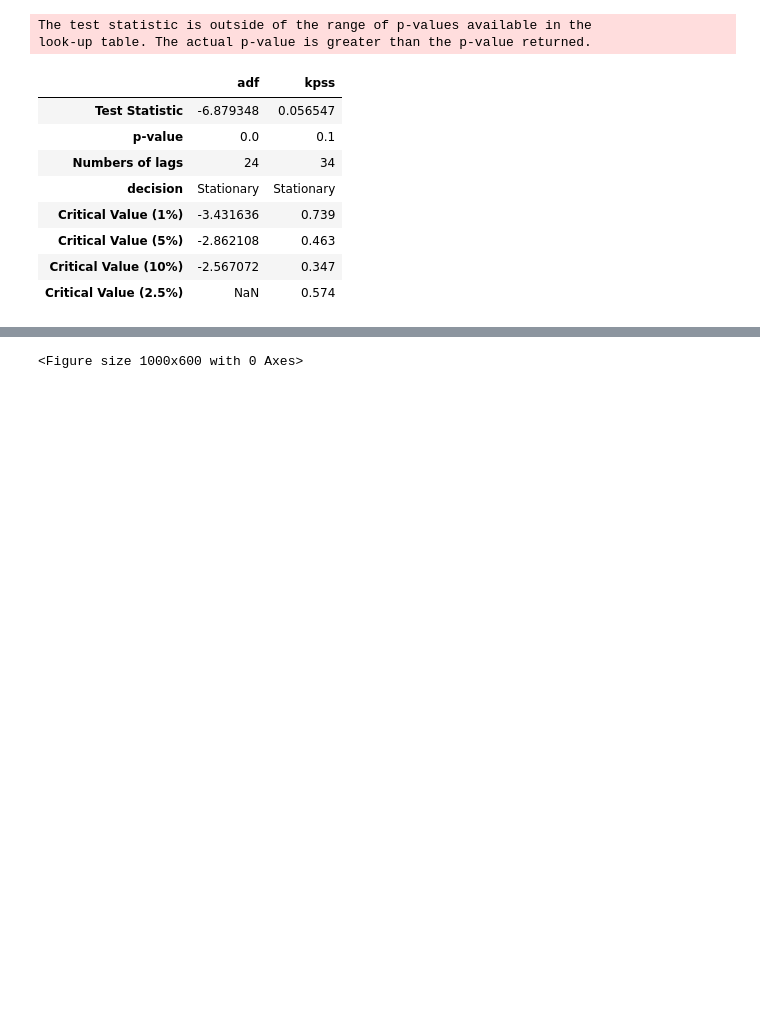
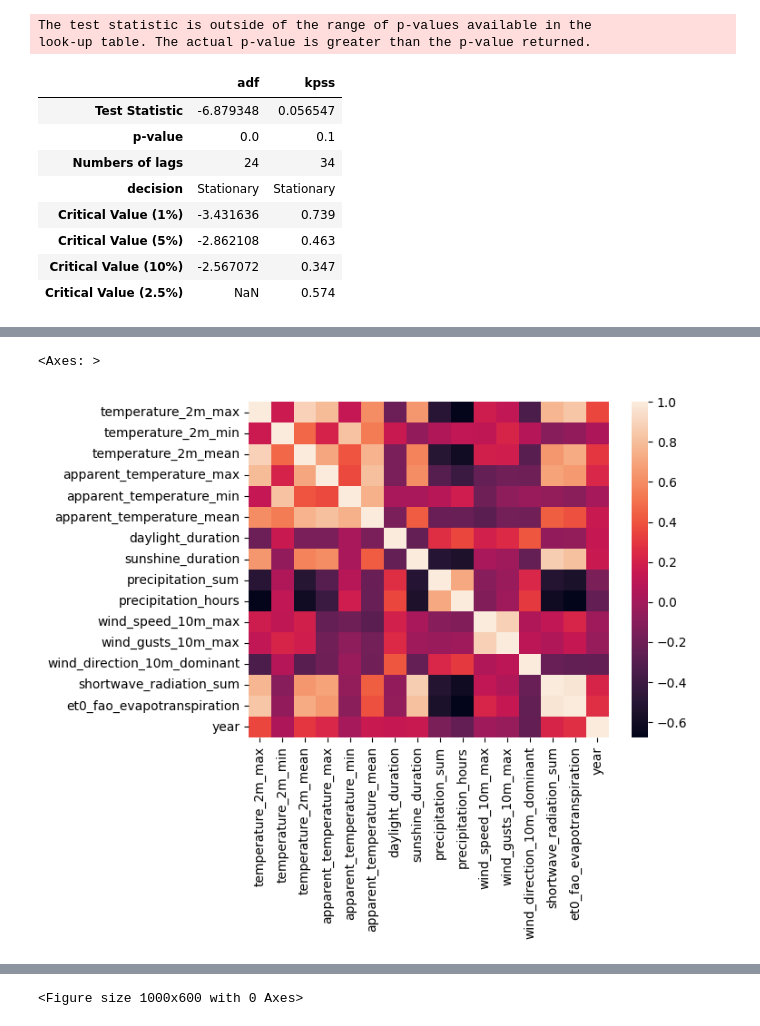
Before and after one commit to fahmiam2/weather-anomaly-detection, a Jupyter notebook: exploratory-data-analysis/notebooks/NB1_Initial_Exploration.ipynb, the cells around one changed output, grey strips where cells are left out. Drawn from its saved outputs; the diff is of its cells as text; code cells hidden in the pictures; blank space fills up the shorter version.

```diff
--- a/exploratory-data-analysis/notebooks/NB1_Initial_Exploration.ipynb
+++ b/exploratory-data-analysis/notebooks/NB1_Initial_Exploration.ipynb
@@ -366,8 +421,8 @@ def unitroot_test_results(output, test='adf'):
 
     return pd.Series(output_dict, name=test)
 # %%
-adf_price_output = adfuller(raw_df.set_index("date")["precipitation_sum"])
-kpss_price_output = kpss(raw_df.set_index("date")["precipitation_sum"])
+adf_price_output = adfuller(daily_raw_df.set_index("date")["precipitation_sum"])
+kpss_price_output = kpss(daily_raw_df.set_index("date")["precipitation_sum"])
 
 pd.concat([
     unitroot_test_results(adf_price_output, 'adf'),
@@ -387,0 +446,3 @@ look-up table. The actual p-value is greater than the p-value returned.
+# %%
+df_corr = daily_raw_df.drop(["datetime", "date", "weather_code", "weather_description", "month", "sunrise", "sunset", "snowfall_sum", "rain_sum"], axis=1)
+df_corr.head()
@@ -387,0 +456,5 @@ look-up table. The actual p-value is greater than the p-value returned.
+# %%
+sns.heatmap(df_corr.corr())
+# %% [output]
+<Axes: >
+[figure, added]
```
Also changed, not shown: parts of 47 cells of this notebook.
